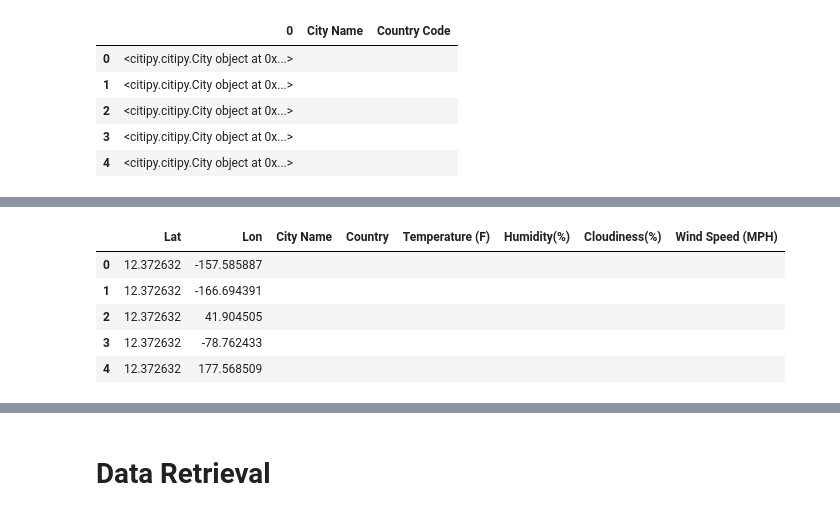
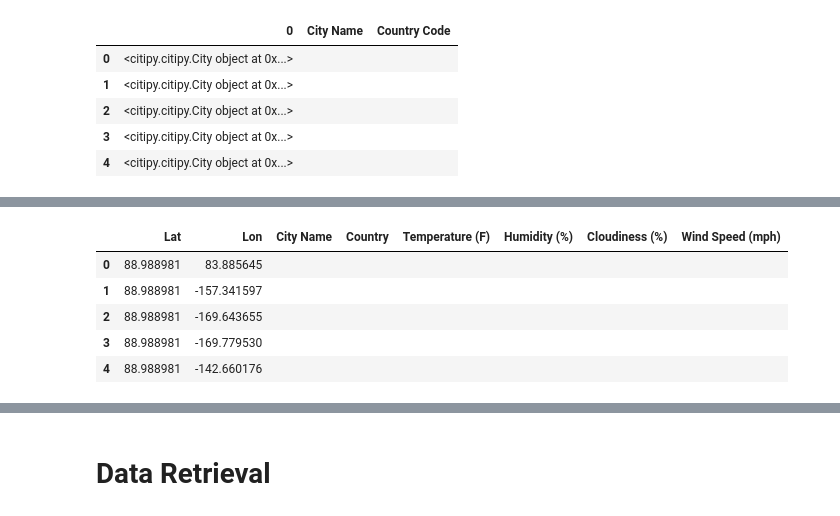
Before and after one commit to FutureGM/citiPy, a Jupyter notebook: WeatherPy.ipynb, the cells around one changed output, grey strips where cells are left out. Drawn from its saved outputs; the diff is of its cells as text; code cells hidden in the pictures.

```diff
--- a/WeatherPy.ipynb
+++ b/WeatherPy.ipynb
@@ -52,8 +54,8 @@ lat_lng = []
 cities = []
 
 #Random Data Points
-lat = np.random.uniform(low=-90, high=90, size=2000)
-lng = np.random.uniform(low=-180, high=180, size=2000)
+lat = np.random.uniform(low=-90, high=90, size=2500)
+lng = np.random.uniform(low=-180, high=180, size=2500)
 # lat_lng = zip(lat,lng)
 # data = owm.find_cities_by_geo_coord(lat_lng, 2000)
 # #Identify nearist city for each lat,lng combo
@@ -144,21 +140,20 @@ coordinates_df.head()
 # %%
 #Create a Dataframe including:
 #Temp(F)
 #Humidity (%)
 #Cloudiness (%)
 #Wind Speed (mph)
-coord_df = coordinates_df
 coord_df["City Name"] = ""
 coord_df["Country"] = ""
 coord_df["Temperature (F)"] = ""
-coord_df["Humidity(%)"]= ""
-coord_df["Cloudiness(%)"] = ""
-coord_df["Wind Speed (MPH)"] = ""
+coord_df["Humidity (%)"]= ""
+coord_df["Cloudiness (%)"] = ""
+coord_df["Wind Speed (mph)"] = ""
 coord_df.head()
 # %% [output]
-|  | Lat | Lon | City Name | Country | Temperature (F) | Humidity(%) | Cloudiness(%) | Wind Speed (MPH) |
-| 0 | 12.372632 | -157.585887 |  |  |  |  |  |  |
-| 1 | 12.372632 | -166.694391 |  |  |  |  |  |  |
-| 2 | 12.372632 | 41.904505 |  |  |  |  |  |  |
-| 3 | 12.372632 | -78.762433 |  |  |  |  |  |  |
-| 4 | 12.372632 | 177.568509 |  |  |  |  |  |  |
+|  | Lat | Lon | City Name | Country | Temperature (F) | Humidity (%) | Cloudiness (%) | Wind Speed (mph) |
+| 0 | 88.988981 | 83.885645 |  |  |  |  |  |  |
+| 1 | 88.988981 | -157.341597 |  |  |  |  |  |  |
+| 2 | 88.988981 | -169.643655 |  |  |  |  |  |  |
+| 3 | 88.988981 | -169.779530 |  |  |  |  |  |  |
+| 4 | 88.988981 | -142.660176 |  |  |  |  |  |  |
```
Also changed, not shown: parts of 21 cells of this notebook, 8 other files.
